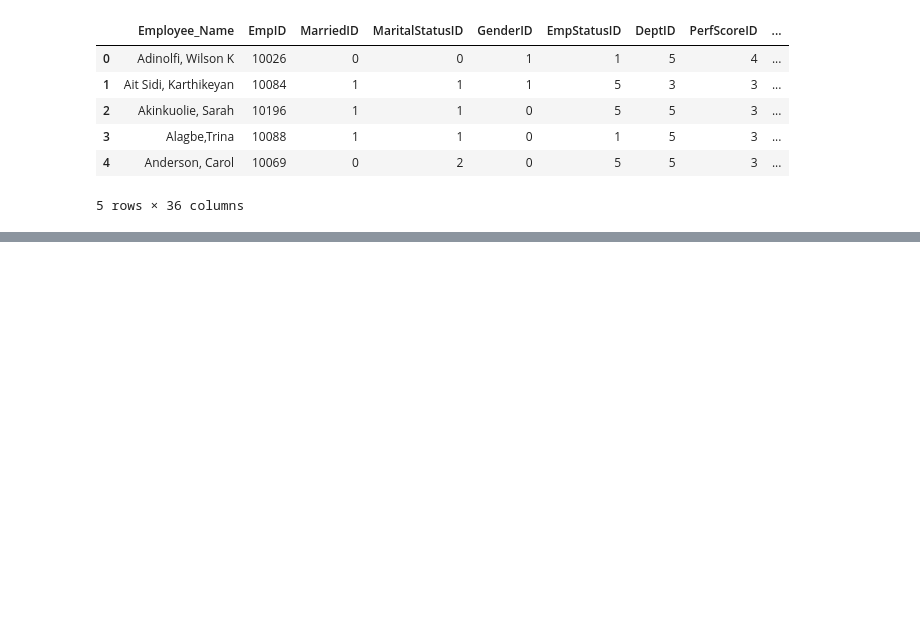
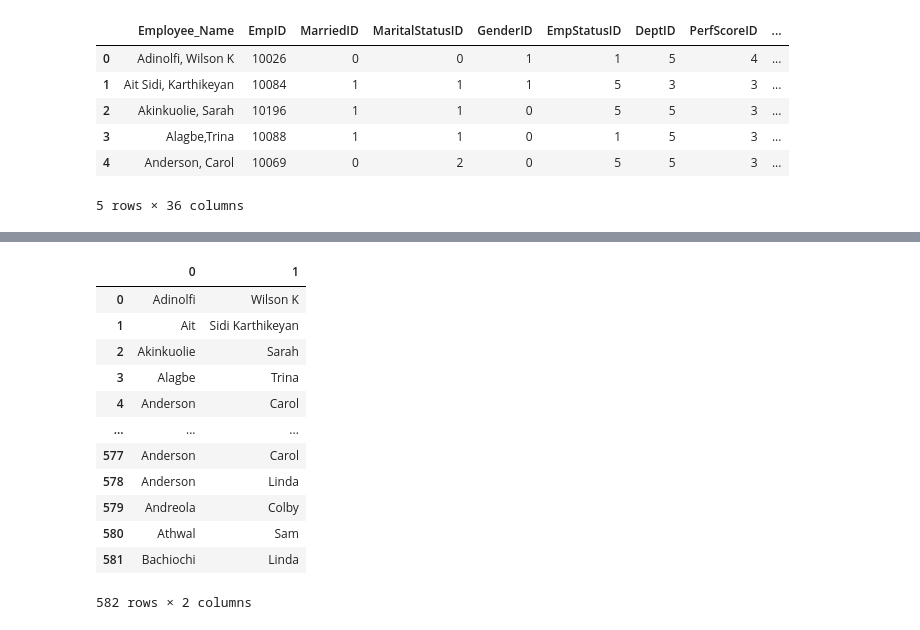
Before and after one commit to SmriteePoudel/DataScience, a Jupyter notebook: FeatureEng.ipynb, the cells around one changed output, grey strips where cells are left out. Saved outputs shown, nothing was run; the diff lists cells and outputs as text; code cells hidden in the pictures; blank space fills up the shorter version.

```diff
--- a/FeatureEng.ipynb
+++ b/FeatureEng.ipynb
@@ -57,0 +88,17 @@ df
+# %%
+first_last=df['Employee_Name'].str.split(' ', n=1, expand=True)
+first_last
+# %% [output]
+|  | 0 | 1 |
+| 0 | Adinolfi | Wilson K |
+| 1 | Ait | Sidi Karthikeyan |
+| 2 | Akinkuolie | Sarah |
+| 3 | Alagbe | Trina |
+| 4 | Anderson | Carol |
+| ... | ... | ... |
+| 577 | Anderson | Carol |
+| 578 | Anderson | Linda |
+| 579 | Andreola | Colby |
+| 580 | Athwal | Sam |
+| 581 | Bachiochi | Linda |
+582 rows × 2 columns
```
Also changed, not shown: parts of 9 cells of this notebook, 5 other files.
